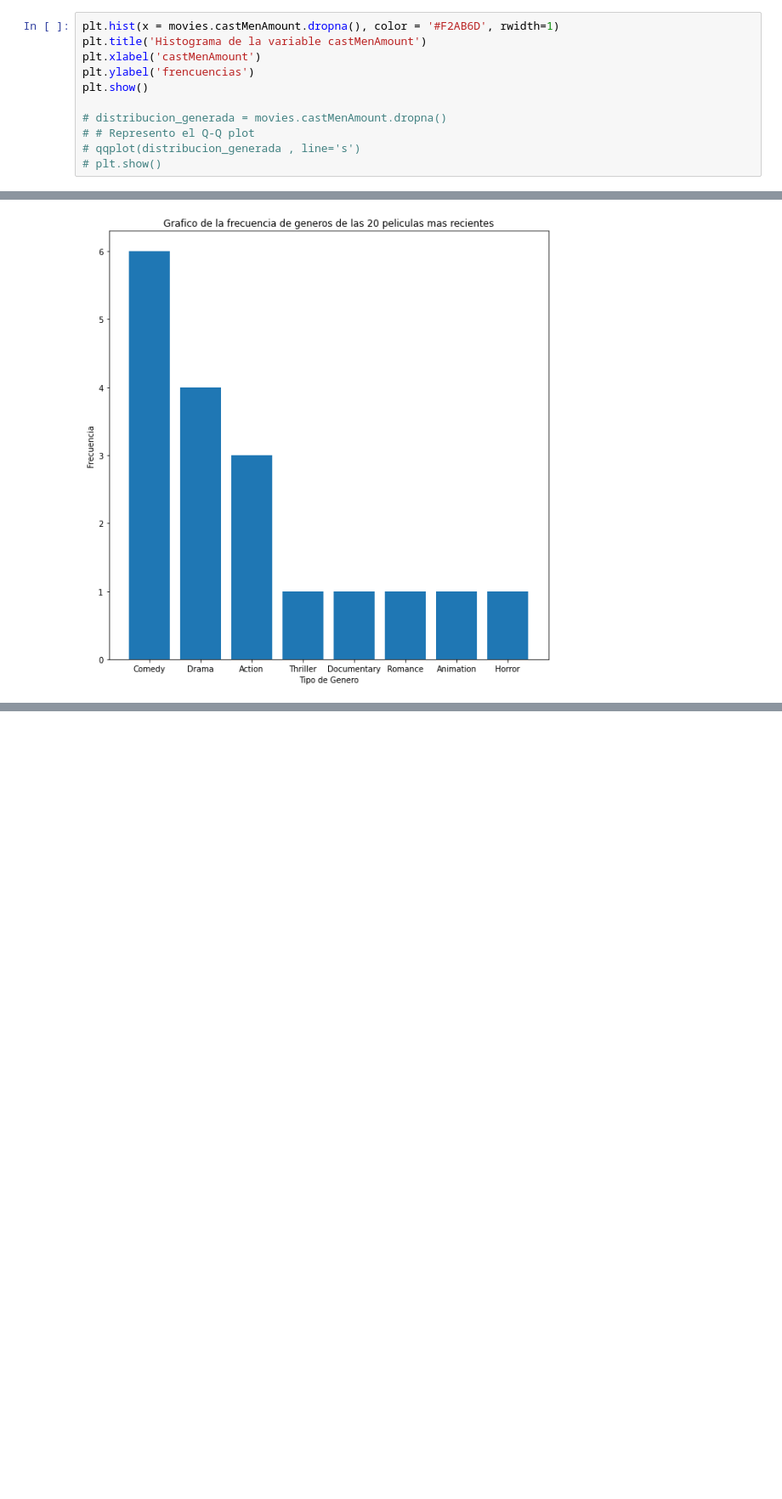
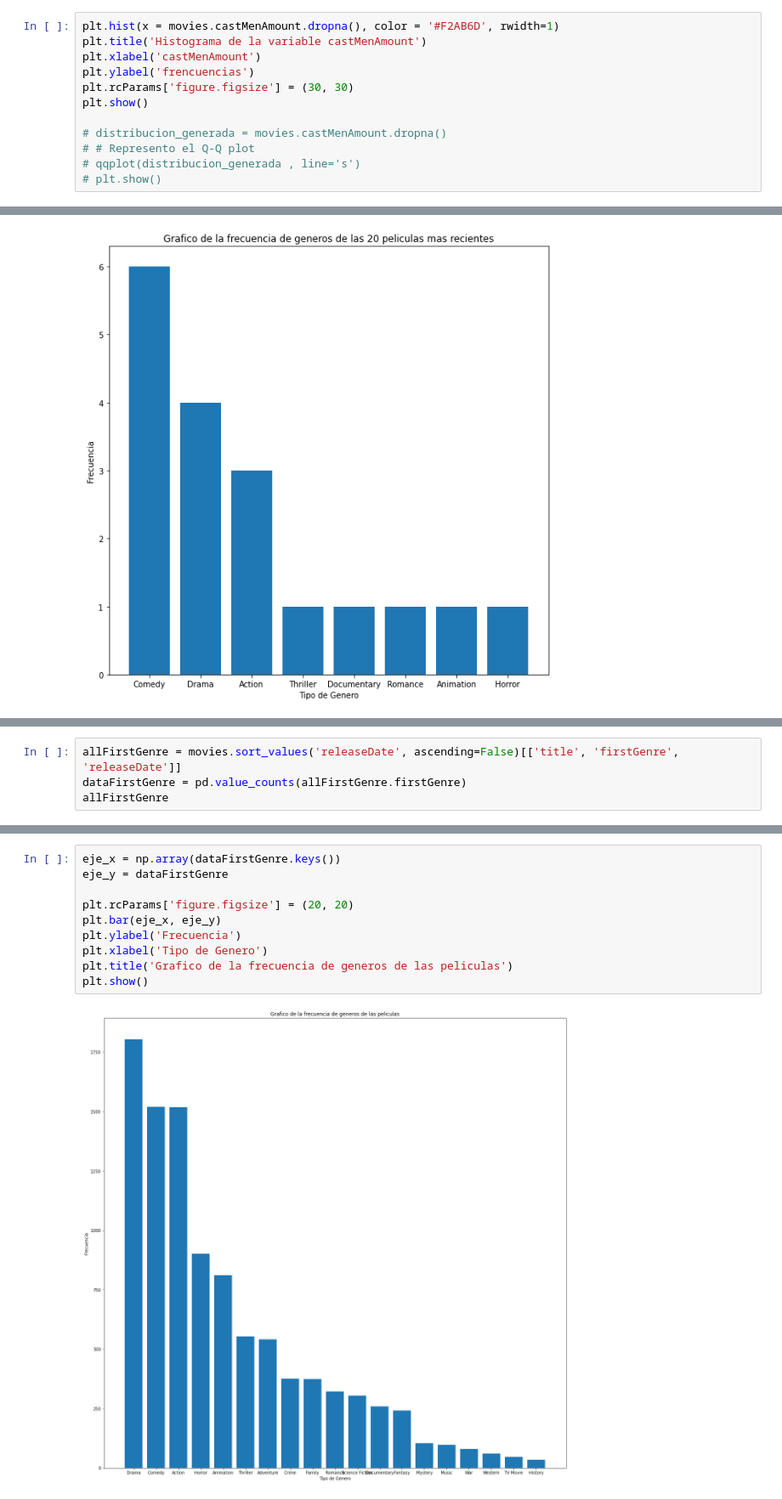
Before and after one commit to raulangelj/HT1_ANALISIS_EXPLORATORIO, a Jupyter notebook: HT1_ANALISIS_EXPLORATORIO.ipynb, the cells around one changed output, grey strips where cells are left out. Shown at 85% size. Cells and saved outputs as stored; diff of their text form; blank space fills up the shorter version.

```diff
--- a/HT1_ANALISIS_EXPLORATORIO.ipynb
+++ b/HT1_ANALISIS_EXPLORATORIO.ipynb
@@ -352,6 +357,7 @@ plt.hist(x = movies.castMenAmount.dropna(), color = '#F2AB6D', rwidth=1)
 plt.title('Histograma de la variable castMenAmount')
 plt.xlabel('castMenAmount')
 plt.ylabel('frencuencias')
+plt.rcParams['figure.figsize'] = (30, 30)
 plt.show()
 
 # distribucion_generada = movies.castMenAmount.dropna()
@@ -504,0 +514,4 @@ plt.show()
+# %%
+allFirstGenre = movies.sort_values('releaseDate', ascending=False)[['title', 'firstGenre', 'releaseDate']]
+dataFirstGenre = pd.value_counts(allFirstGenre.firstGenre)
+allFirstGenre
@@ -505,3 +532,15 @@ plt.show()
+# %%
+eje_x = np.array(dataFirstGenre.keys())
+eje_y = dataFirstGenre
+
+plt.rcParams['figure.figsize'] = (20, 20)
+plt.bar(eje_x, eje_y)
+plt.ylabel('Frecuencia')
+plt.xlabel('Tipo de Genero')
+plt.title('Grafico de la frecuencia de generos de las peliculas')
+plt.show()
+# %% [output]
+[figure, added]
 # %% [markdown]
 ### 4.7 (8 puntos) ¿Las películas de qué genero principal obtuvieron mayores ganancias?
 
```
Also changed, not shown: parts of 27 cells of this notebook.
